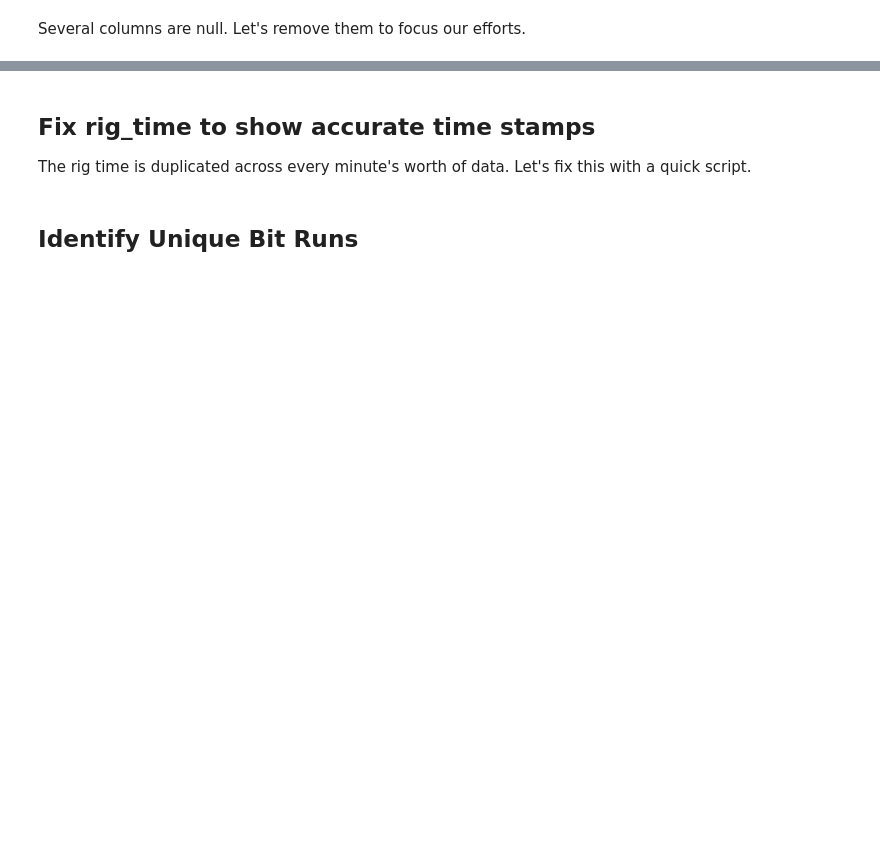
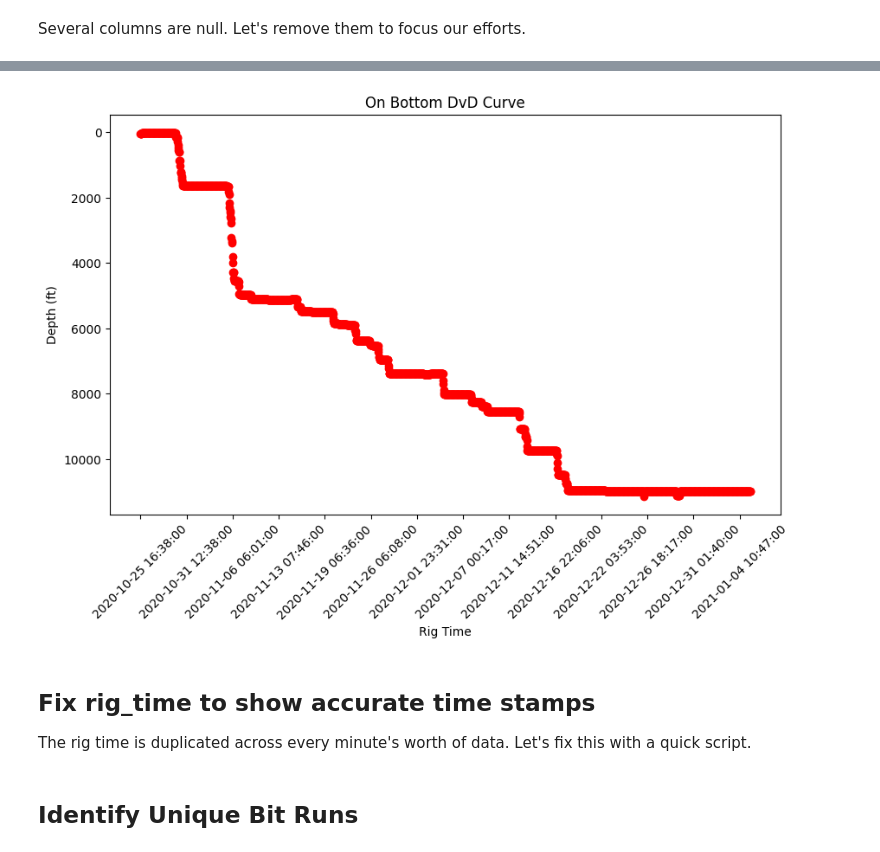
Before and after one commit to johnryan417/python-for-drilling-engineers, a Jupyter notebook: module_1/py_for_de_module_1.ipynb, the cells around one changed output, grey strips where cells are left out. Cells and saved outputs as stored; diff of their text form; code cells hidden in the pictures; blank space fills up the shorter version.

```diff
--- a/module_1/py_for_de_module_1.ipynb
+++ b/module_1/py_for_de_module_1.ipynb
@@ -326,3 +465,14 @@ plt.show()
+# %%
+plt.figure(figsize=(10, 6))
+plt.scatter(off_btm_df['rig_time'], off_btm_df['md'], label='On Bottom', color='red')
+plt.gca().invert_yaxis()  # Invert the y-axis
+plt.xticks(off_btm_df['rig_time'][::150], rotation=45)
+plt.xlabel('Rig Time')  # Set x-label
+plt.ylabel('Depth (ft)')  # Set y-label
+plt.title('On Bottom DvD Curve')
+plt.show()
+# %% [output]
+[figure, added]
 # %% [markdown]
 ## Fix rig_time to show accurate time stamps
 The rig time is duplicated across every minute's worth of data.
```
Also changed, not shown: parts of 49 cells of this notebook.
